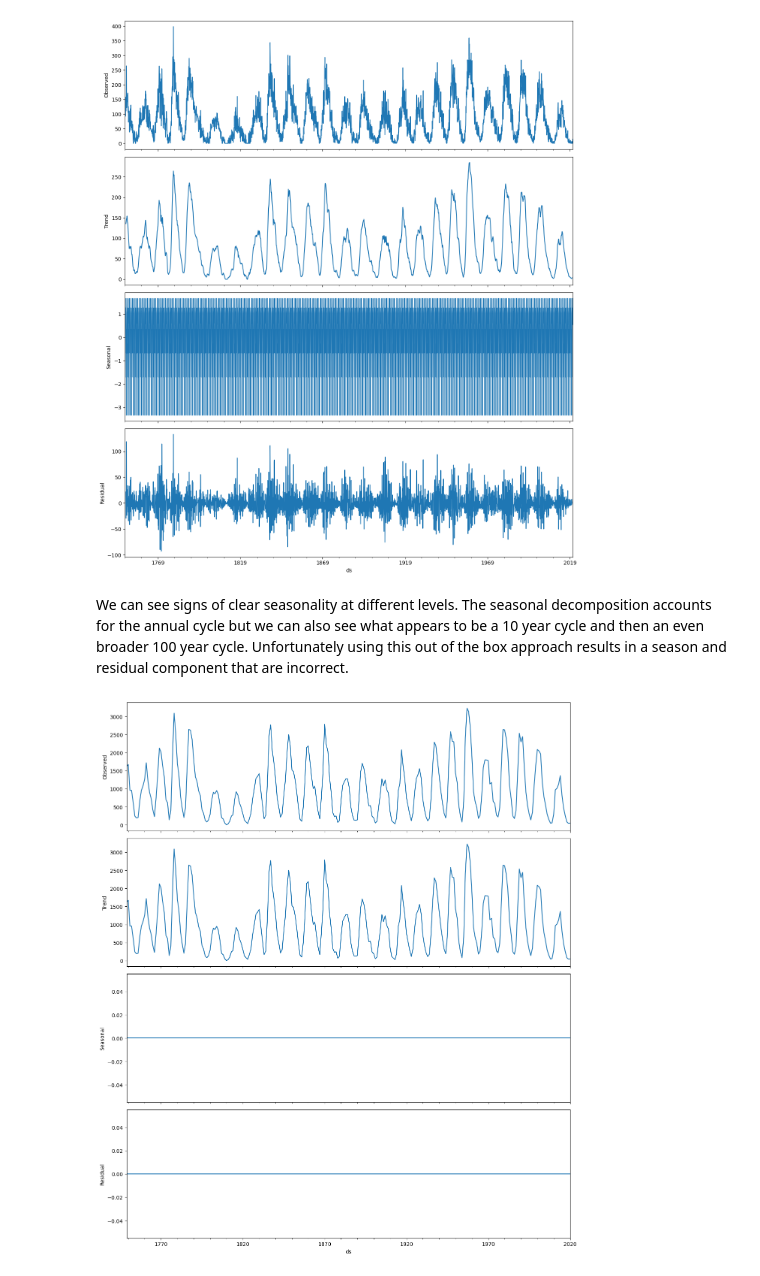
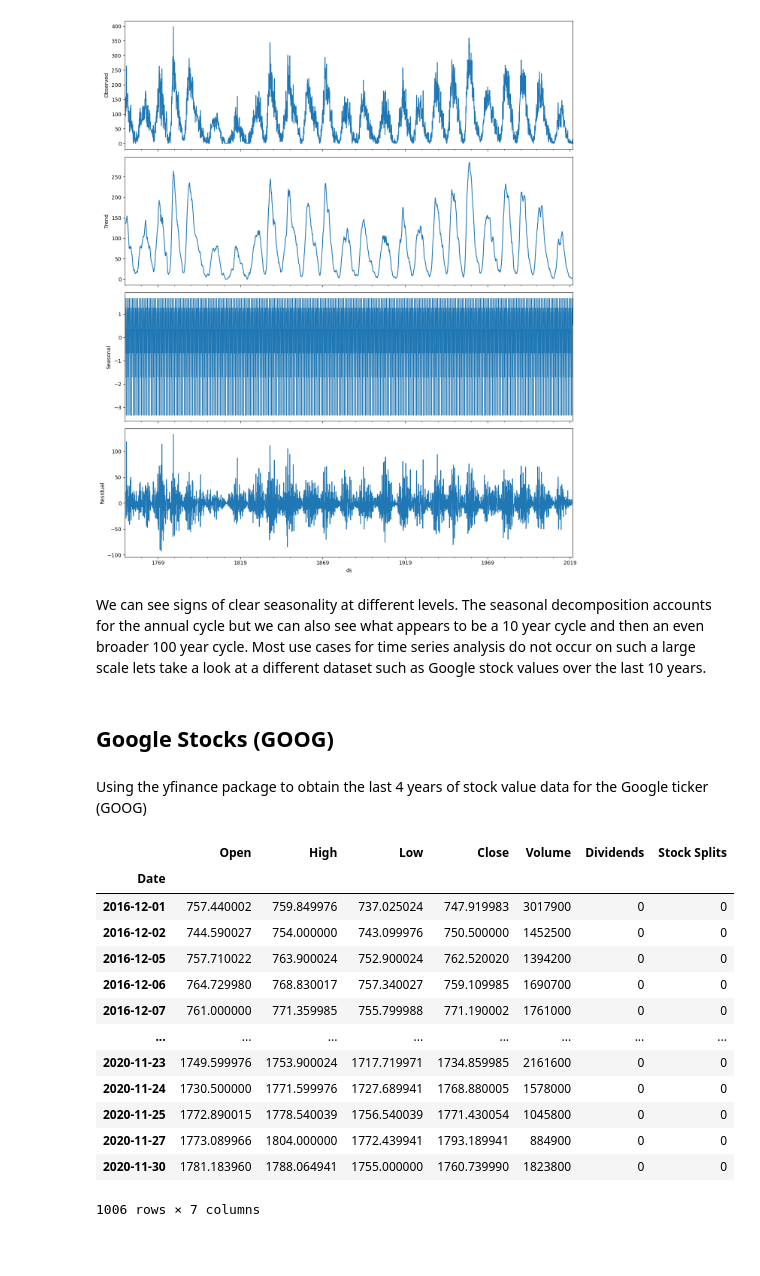
Before and after one commit to cristobalmitchell/Time-Series-Forecasting, a Jupyter notebook: time-series-forecasting.ipynb, the cells around one changed output. Saved outputs shown, nothing was run; the diff lists cells and outputs as text; code cells hidden in the pictures; blank space fills up the shorter version.

```diff
--- a/time-series-forecasting.ipynb
+++ b/time-series-forecasting.ipynb
@@ -107,13 +104,30 @@ plt.show()
 # %% [output]
 [figure]
 # %% [markdown]
-We can see signs of clear seasonality at different levels. The seasonal decomposition accounts for the annual cycle but we can also see what appears to be a 10 year cycle and then an even broader 100 year cycle. Unfortunately using this out of the box approach results in a season and residual component that are incorrect.
+We can see signs of clear seasonality at different levels. The seasonal decomposition accounts for the annual cycle but we can also see what appears to be a 10 year cycle and then an even broader 100 year cycle. Most use cases for time series analysis do not occur on such a large scale lets take a look at a different dataset such as Google stock values over the last 10 years.
-# %%
-# pandas.DataFrame.resample() is a convenient method for frequency
-# conversion and resampling of time series data
-year = df.resample('AS').sum()
-decomposition = sm.tsa.seasonal_decompose(year)
-fig = decomposition.plot()
-plt.show()
-# %% [output]
-[figure, removed]
+# %% [markdown]
+## Google Stocks (GOOG)
+# %% [markdown]
+Using the yfinance package to obtain the last 4 years of stock value data for the Google ticker (GOOG)
+# %%
+import yfinance as yf
+
+tickerSymbol = 'GOOG'
+tickerData = yf.Ticker(tickerSymbol)
+goog = tickerData.history(period='1d', start='2016-12-01', end='2020-12-01')
+goog
+# %% [output]
+|  | Open | High | Low | Close | Volume | Dividends | Stock Splits |
+| Date |  |  |  |  |  |  |  |
+| 2016-12-01 | 757.440002 | 759.849976 | 737.025024 | 747.919983 | 3017900 | 0 | 0 |
+| 2016-12-02 | 744.590027 | 754.000000 | 743.099976 | 750.500000 | 1452500 | 0 | 0 |
+| 2016-12-05 | 757.710022 | 763.900024 | 752.900024 | 762.520020 | 1394200 | 0 | 0 |
+| 2016-12-06 | 764.729980 | 768.830017 | 757.340027 | 759.109985 | 1690700 | 0 | 0 |
+| 2016-12-07 | 761.000000 | 771.359985 | 755.799988 | 771.190002 | 1761000 | 0 | 0 |
+| ... | ... | ... | ... | ... | ... | ... | ... |
+| 2020-11-23 | 1749.599976 | 1753.900024 | 1717.719971 | 1734.859985 | 2161600 | 0 | 0 |
+| 2020-11-24 | 1730.500000 | 1771.599976 | 1727.689941 | 1768.880005 | 1578000 | 0 | 0 |
+| 2020-11-25 | 1772.890015 | 1778.540039 | 1756.540039 | 1771.430054 | 1045800 | 0 | 0 |
+| 2020-11-27 | 1773.089966 | 1804.000000 | 1772.439941 | 1793.189941 | 884900 | 0 | 0 |
+| 2020-11-30 | 1781.183960 | 1788.064941 | 1755.000000 | 1760.739990 | 1823800 | 0 | 0 |
+1006 rows × 7 columns
```
Also changed, not shown: parts of 14 cells of this notebook.
